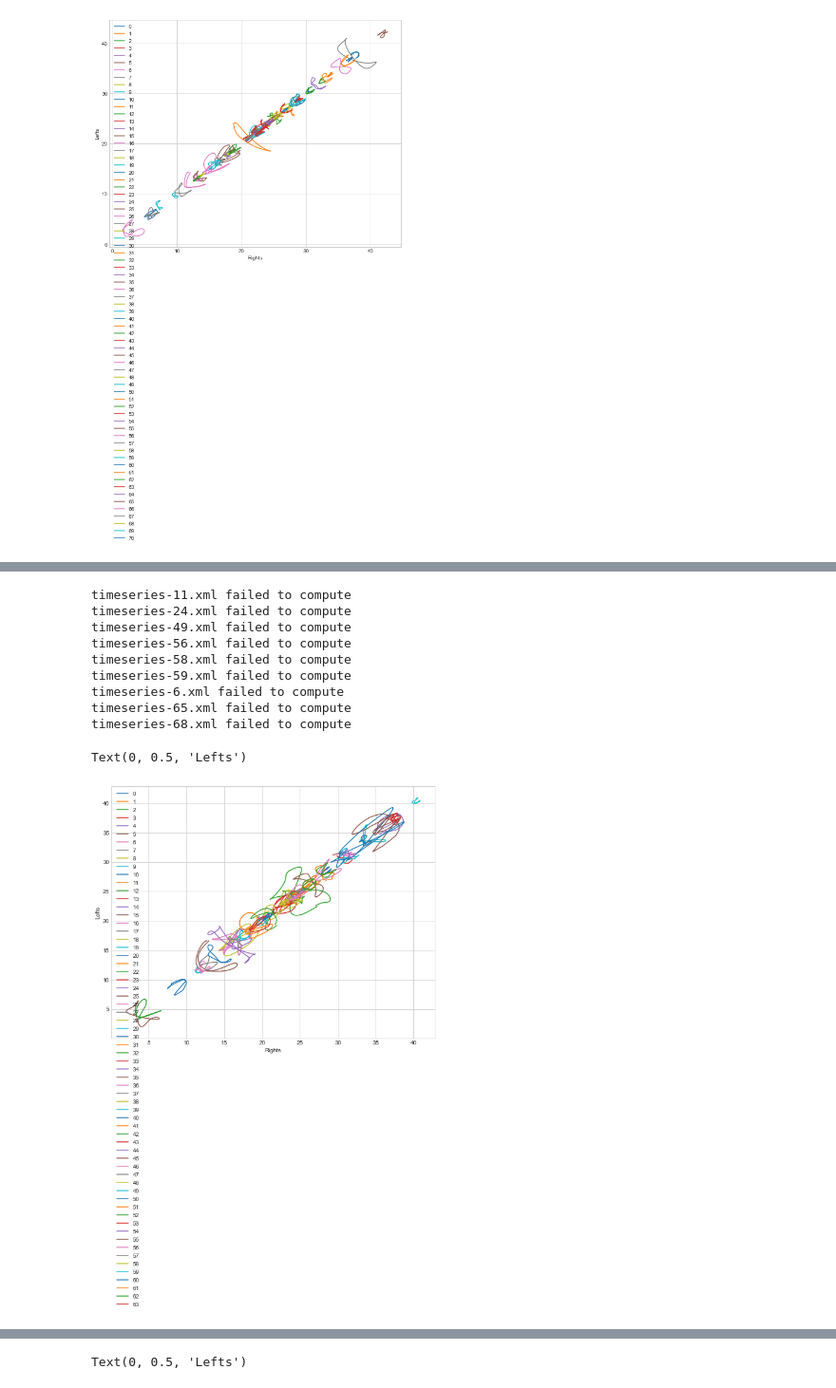
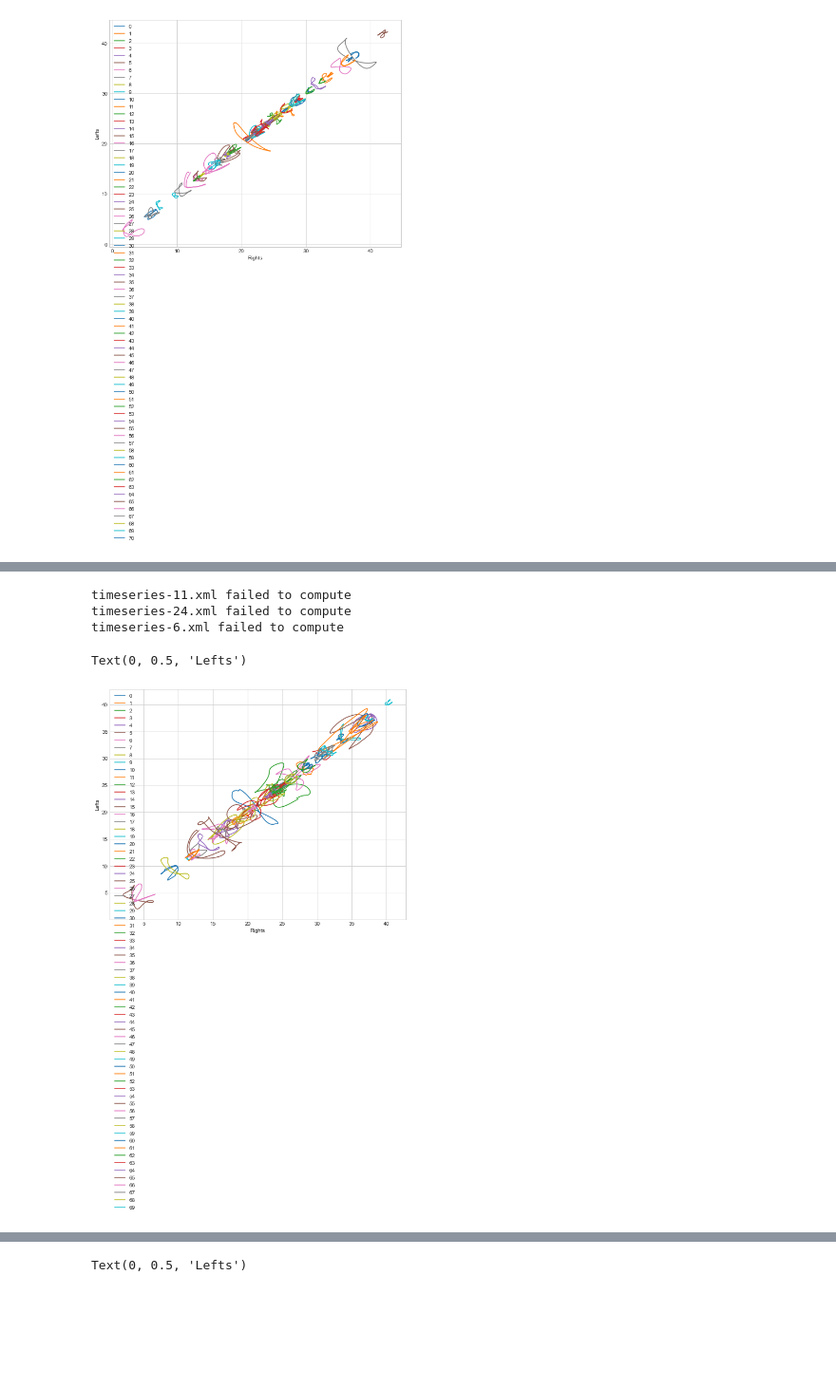
Before and after one commit to streckgumman/BikeFit, a Jupyter notebook: src/DIS.ipynb, the cells around one changed output, grey strips where cells are left out. Shown at 95% size. Cells and saved outputs as stored; diff of their text form; code cells hidden in the pictures; blank space fills up the shorter version.

```diff
--- a/src/DIS.ipynb
+++ b/src/DIS.ipynb
@@ -149,7 +149,7 @@ for xml_file in os.listdir("../Timeseries"):
         bs_data = read_data("../Timeseries/" + xml_file)
         b_name = bs_data.find_all('name')
         try:
-            df1 = calc_euclidian_distances(bs_data, int(len(b_name)/2), int((3 * length)/4))
+            df1 = calc_euclidian_distances(bs_data, int(len(b_name)/2), int((3 * len(b_name))/4))
             df_list.append(df1)
         except:
             print(xml_file + " failed to compute")
@@ -174,41 +177,35 @@ Text(0, 0.5, 'Lefts')
 # %%
 # difficulty 4
 df_list = []
 for xml_file in os.listdir("../Timeseries"):
     if xml_file.startswith("timeseries"):
         #print(xml_file)
         bs_data = read_data("../Timeseries/" + xml_file)
         b_name = bs_data.find_all('name')
         try:
-            df1 = calc_euclidian_distances(bs_data, int((3 * length)/4), length)
+            df1 = calc_euclidian_distances(bs_data, int((3 * len(b_name))/4), len(b_name))
             df_list.append(df1)
         except:
             print(xml_file + " failed to compute")
 
 plt.figure(figsize = (10,8))
 index = 0
 
 for person in df_list:
     try:
         plt.plot(person['Right Pelvic Angles'], person['Left Pelvic Angles'], label = index)
     except:
         print("fail :(")
     index += 1
 plt.legend()
 plt.xlabel('Rights')
 plt.ylabel('Lefts')
 # %% [output]
 timeseries-11.xml failed to compute
 timeseries-24.xml failed to compute
-timeseries-49.xml failed to compute
-timeseries-56.xml failed to compute
-timeseries-58.xml failed to compute
-timeseries-59.xml failed to compute
 timeseries-6.xml failed to compute
-timeseries-65.xml failed to compute
-timeseries-68.xml failed to compute
 Text(0, 0.5, 'Lefts')
-[figure, old version]
+[figure, new version]
 # %%
 # plot std of people
 plt.figure(figsize = (10,8))
```
Also changed, not shown: parts of 8 cells of this notebook.
